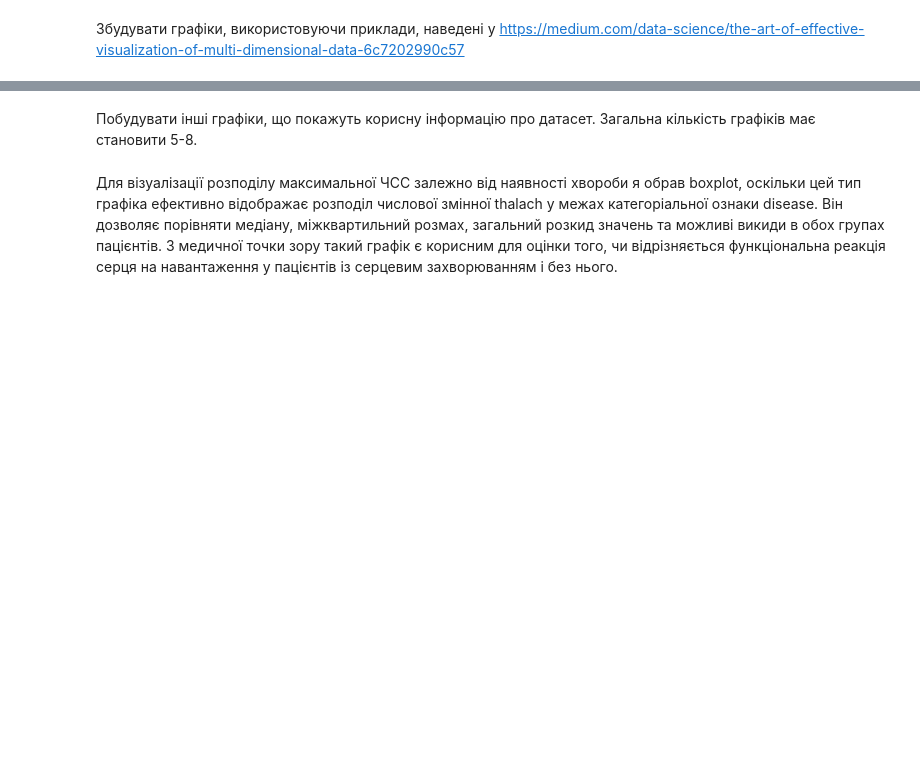
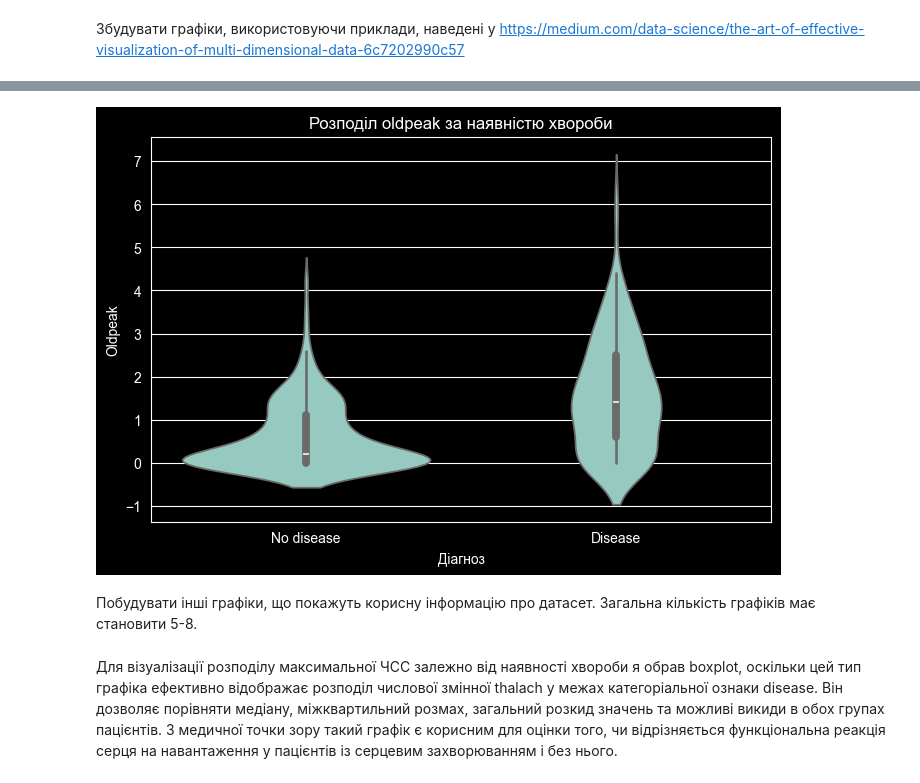
Before and after one commit to SuslovMaks/data-prep-and-analysis, a Jupyter notebook: lab3/medical.ipynb, the cells around one changed output, grey strips where cells are left out. Saved outputs shown, nothing was run; the diff lists cells and outputs as text; code cells hidden in the pictures; blank space fills up the shorter version.

Commit message:
fix: change parallel to violinplot

```diff
--- a/lab3/medical.ipynb
+++ b/lab3/medical.ipynb
@@ -152,29 +169,15 @@ heatmap()
 # %%
-def normalization(df):
-    cols = ['age', 'trestbps', 'chol', 'thalach', 'oldpeak']
-    normalized_df = df.copy()
-
-    for col in cols:
-        normalized_df[col] = pd.to_numeric(normalized_df[col], errors='coerce')
-        normalized_df[col] = (
-            (normalized_df[col] - normalized_df[col].min()) /
-            (normalized_df[col].max() - normalized_df[col].min())
-        )
-
-    return normalized_df
-
-def plot_with_parallel_coordinates():
-    df_pc = df_med[['age', 'trestbps', 'chol', 'thalach', 'oldpeak', 'disease']].copy()
-    df_pc = normalization(df_pc)
-
-    plt.figure(figsize=(12, 6))
-    parallel_coordinates(df_pc, 'disease')
-    plt.title('Parallel Coordinates для багатовимірних даних')
-    plt.xlabel('Ознаки')
-    plt.ylabel('Нормалізовані значення')
+def violinplot():
+    plt.figure(figsize=(8, 5))
+    sns.violinplot(data=df_med, x='disease', y='oldpeak')
+    plt.title('Розподіл oldpeak за наявністю хвороби')
+    plt.xlabel('Діагноз')
+    plt.ylabel('Oldpeak')
     plt.show()
 
-plot_with_parallel_coordinates()
+violinplot()
+# %% [output]
+[figure, added]
 # %% [markdown]
 Побудувати інші графіки, що покажуть корисну інформацію про датасет. Загальна кількість графіків має становити 5-8.
 # %% [markdown]
```
Also changed, not shown: parts of 9 cells of this notebook, 1 other file.
